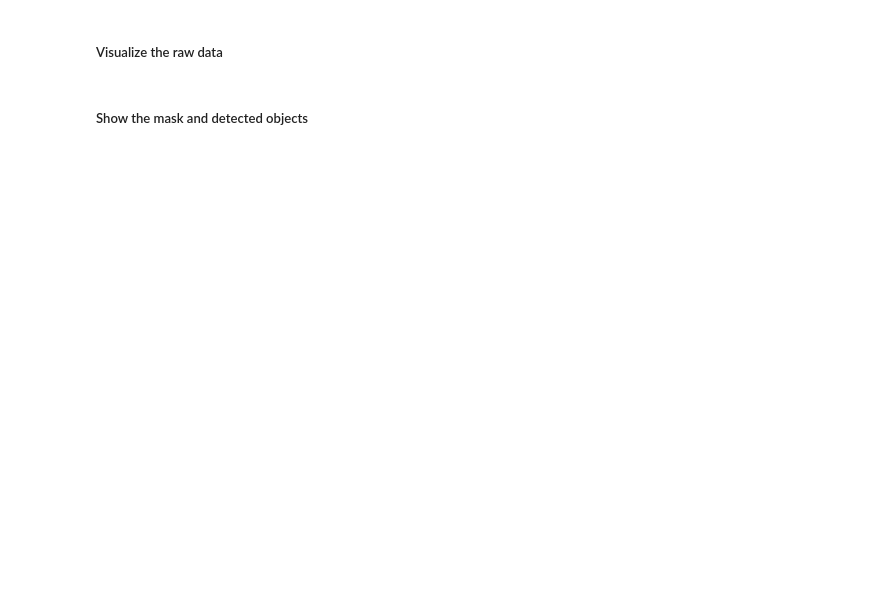
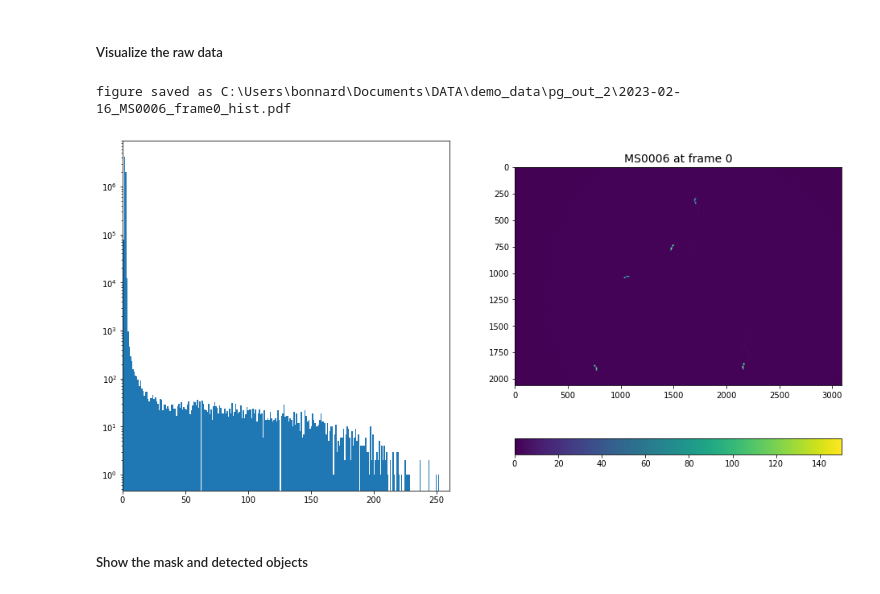
Before and after one commit to scholz-lab/PharaGlow, a Jupyter notebook: notebooks/PharaGlowHPC.ipynb, the cells around one changed output. Saved outputs shown, nothing was run; the diff lists cells and outputs as text; code cells hidden in the pictures; blank space fills up the shorter version.

```diff
--- a/notebooks/PharaGlowHPC.ipynb
+++ b/notebooks/PharaGlowHPC.ipynb
@@ -117,17 +117,29 @@ def setup(parameterfile, inPath, outPath, movie):
     return logger, param, rawframes, lawn, outfile, imfile
 # %% [markdown]
 ### Input parameters
+# %%
+parameterfile = r"C:\Users\bonnard\Documents\GitHub\PharaGlow\AnalysisParameters_1x.json"
+inPath = r"C:\Users\bonnard\Documents\DATA\demo_data\MS0006"
+outPath = r"C:\Users\bonnard\Documents\DATA\demo_data\pg_out_2"
+movie = "MS0006"
+
+nWorkers = 4
+
+depth = 'uint8'
+save_minimal = True
+
+lawnPath = None #"/opt/data/Lawns/"
 # %%
-parameterfile = "../AnalysisParameters_1x"
-inPath = "/home/mscholz/Dropbox (Scholz Lab)/Shared/Data/MS0006_0_1000frames"
-outPath = "/home/mscholz/Desktop/TestOutput_MS0006/"
-movie = "MS0006_0_1000frames"
+# parameterfile = "../AnalysisParameters_1x"
+# inPath = "/home/mscholz/Dropbox (Scholz Lab)/Shared/Data/MS0006_0_1000frames"
+# outPath = "/home/mscholz/Desktop/TestOutput_MS0006/"
+# movie = "MS0006_0_1000frames"
 
-nWorkers = 10
+# nWorkers = 10
 
-depth = 'uint8'
-save_minimal = True
+# depth = 'uint8'
+# save_minimal = True
 
-lawnPath = None #"/opt/data/Lawns/"
+# lawnPath = None #"/opt/data/Lawns/"
 # %%
 logger, param, rawframes, lawn, outfile, imfile = setup(parameterfile, inPath, outPath, movie)
@@ -169,19 +202,27 @@ print(f"rawframe {t} to visualize ")
 # %%
 plt.figure(figsize=(16,8))
 
 plt.subplot(121)
 # Plot the histogram of the pixel intensity values of the rawframe
 plt.hist(rawframes[t].ravel(), bins=256, log=True)
 plt.xlim(0, 260) # xlim for 8 bits image
 
 plt.subplot(122)
 # Adjust the color limit for the rawframe for vizualisation only
-# color = (0,150) # 0<=color<=255 for 8 bits image
-color = None
+color = (0,150) # 0<=color<=255 for 8 bits image
+# color = None
 plt.imshow(rawframes[t],clim = color)
 plt.colorbar(orientation='horizontal');
 
-# plt.savefig(os.path.join(outPath,f'{today}_{movieID}_px_hist_{t}.pdf'))
+plt.title(f"{movie} at frame {t}", fontsize=14)
+
+# Save
+fig_path = os.path.join(outPath,f'{date.today()}_{movie}_frame{t}_hist.pdf')
+plt.savefig(fig_path)
+print("figure saved as", fig_path)
+# %% [output]
+figure saved as C:\Users\bonnard\Documents\DATA\demo_data\pg_out_2\2023-02-16_MS0006_frame0_hist.pdf
+[figure, added]
 # %% [markdown]
 ##### Show the mask and detected objects
 # %%
```
Also changed, not shown: parts of 5 cells of this notebook, 2 other files.
